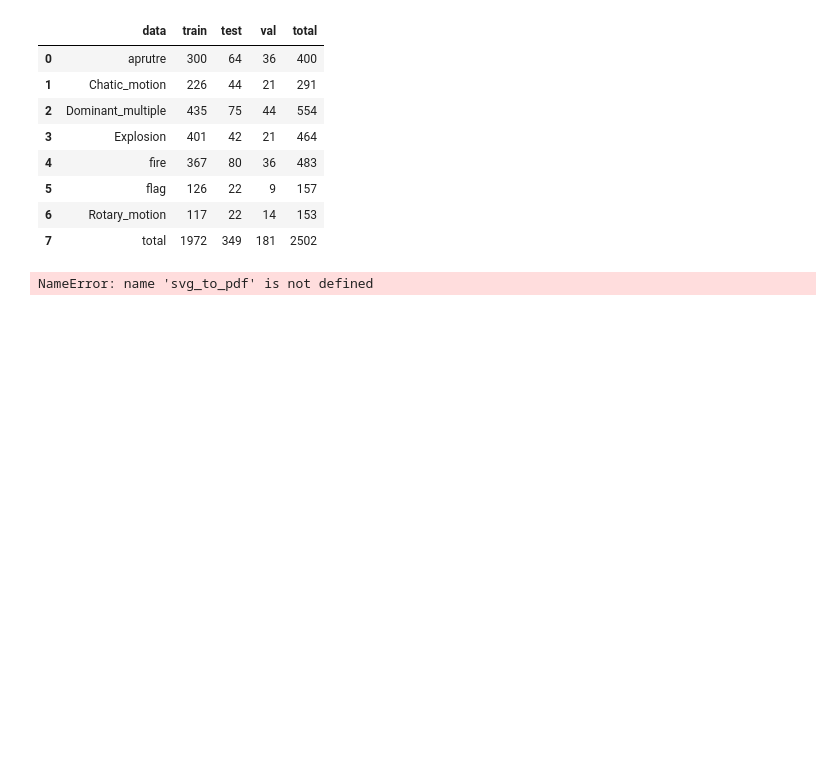
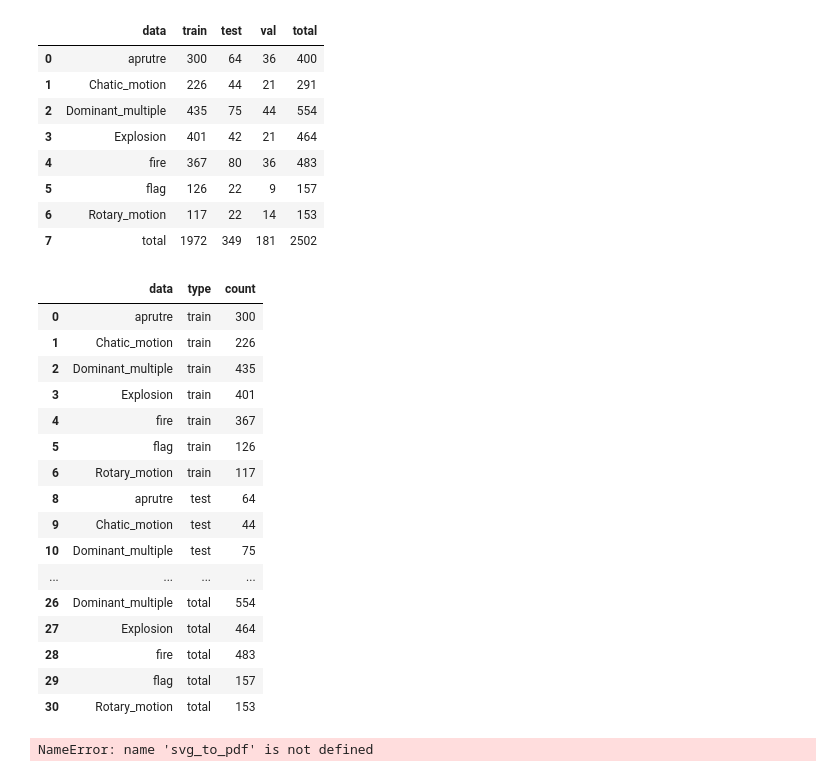
Before and after one commit to samimdan/Dynamic-pattern-recognition-with-YOLO-and-lLPB, a Jupyter notebook: main.ipynb, the cells around one changed output. Cells and saved outputs as stored; diff of their text form; code cells hidden in the pictures; blank space fills up the shorter version.

Commit message:
add -bar chart long -fix labels to uppercase

```diff
--- a/main.ipynb
+++ b/main.ipynb
@@ -227,6 +224,42 @@ fig.update_traces(
 fig.write_image('data_count_pie.svg')
 fig.show()
 svg_to_pdf('data_count_pie.svg', 'train4/pdf/data_count_pie.pdf')
+# %%
+dc_df_medal_long = dc_df.melt(id_vars=['data'], var_name='type', value_name='count')
+# Remove the total column
+dc_df_medal_long = dc_df_medal_long[dc_df_medal_long['data'] != 'total']
+dc_df_medal_long
+#if type = total, remove the row
+dc_df_medal_long = dc_df_medal_long[dc_df_medal_long['type'] != 'total']
+fig=px.bar(dc_df_medal_long, x='data', y='count', color='type', text='count', color_discrete_sequence=px.colors.qualitative.Pastel1)
+fig.update_traces(texttemplate='%{text:.2s}', textposition='outside')
+fig.update_layout(font_family="Times New Roman",font_size=15)
+fig.update_xaxes(title_text='Data')
+fig.update_yaxes(title_text='Count')
+fig.write_image('data_count_bar.svg')
+fig.show()
+# %%
+dc_df_medal_long
+#if type = total, remove the row
+dc_df_medal_long = dc_df_medal_long[dc_df_medal_long['type'] != 'total']
+# %% [output]
+|  | data | type | count |
+| 0 | aprutre | train | 300 |
+| 1 | Chatic_motion | train | 226 |
+| 2 | Dominant_multiple | train | 435 |
+| 3 | Explosion | train | 401 |
+| 4 | fire | train | 367 |
+| 5 | flag | train | 126 |
+| 6 | Rotary_motion | train | 117 |
+| 8 | aprutre | test | 64 |
+| 9 | Chatic_motion | test | 44 |
+| 10 | Dominant_multiple | test | 75 |
+| ... | ... | ... | ... |
+| 26 | Dominant_multiple | total | 554 |
+| 27 | Explosion | total | 464 |
+| 28 | fire | total | 483 |
+| 29 | flag | total | 157 |
+| 30 | Rotary_motion | total | 153 |
 # %%
 train_lr_accuracy=pd.DataFrame(df,columns=['epoch','train/loss','lr/pg0','metrics/accuracy_top1'])
 min_max_scaler = MinMaxScaler()
```
Also changed, not shown: parts of 1 cell of this notebook, 3 other files.
